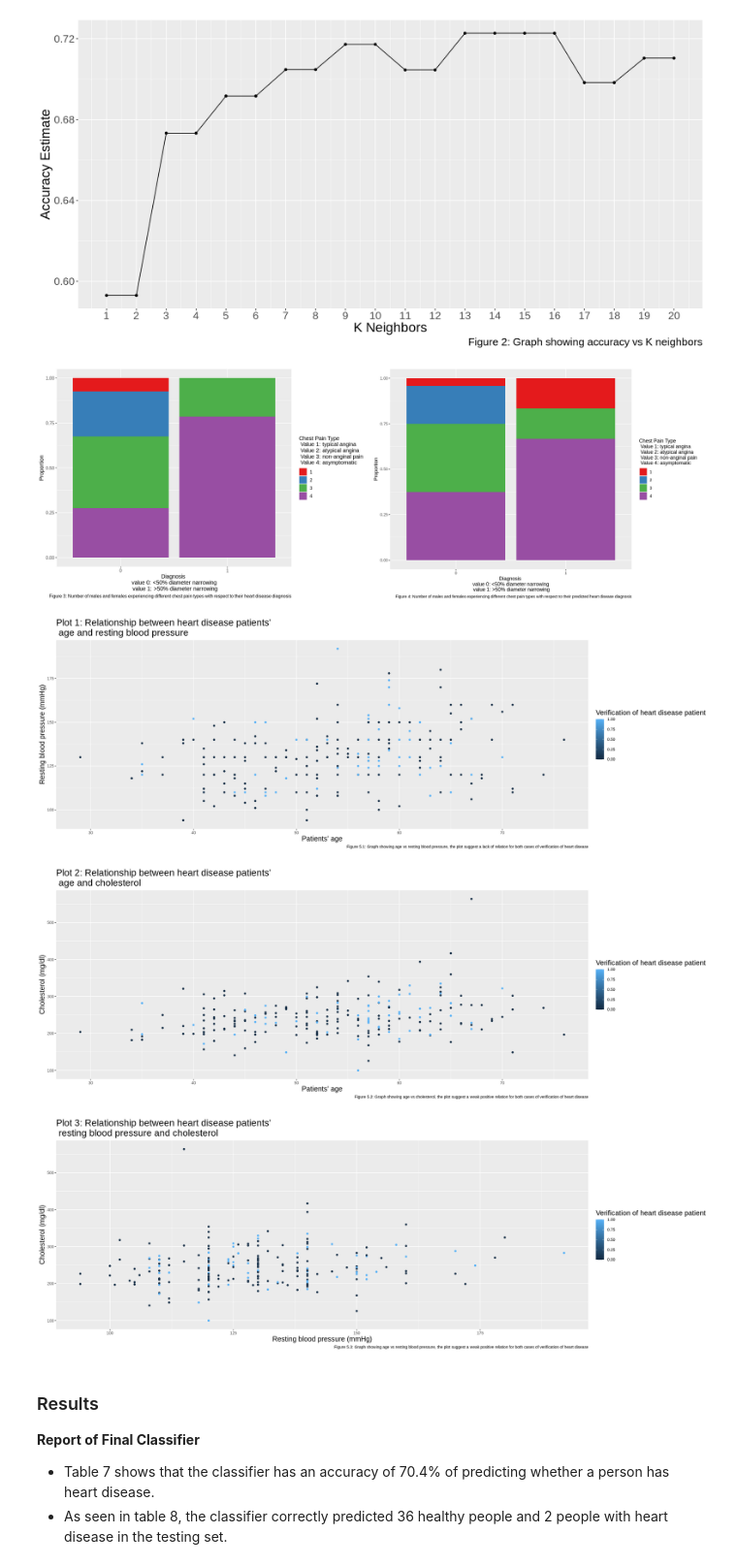
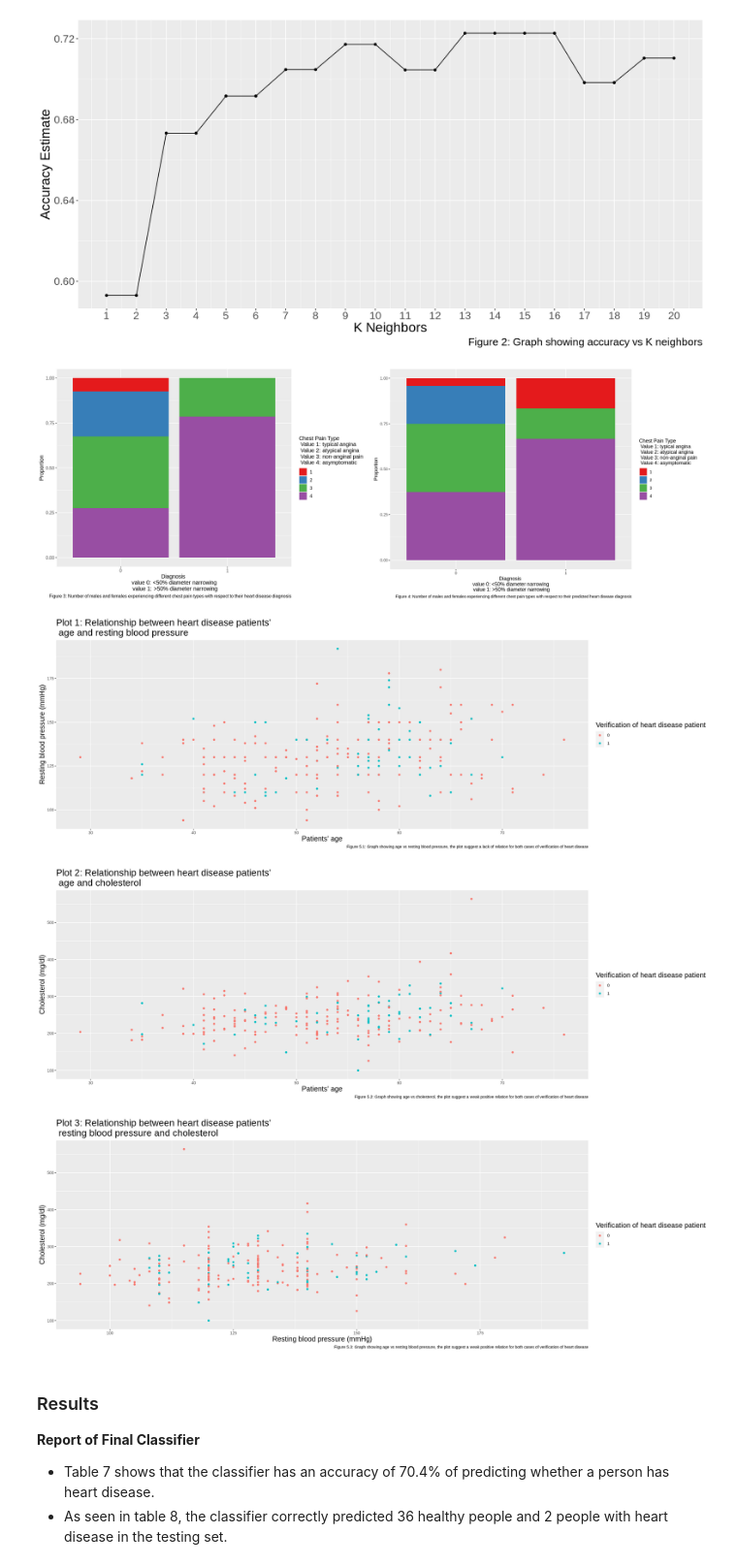
Before and after one commit to jlieu88/dsci-100-project, a Jupyter notebook: group_project_report.ipynb, the cells around one changed output. Shown at 97% size. Cells and saved outputs as stored; diff of their text form; code cells hidden in the pictures.

```diff
--- a/group_project_report.ipynb
+++ b/group_project_report.ipynb
@@ -398,8 +398,8 @@ plot_grid(cp_num_plot_true, cp_num_plot_pred, ncol = 2)
 ### Scatter plots of data relating variables that is used within the classifier
 
 # Age vs trestbps
-
-plot_1 <- database|>
+database_mutated <- mutate(database, num = as_factor(num))
+plot_1 <- database_mutated|>
             ggplot(aes(x=age,y=trestbps,color=num))+
             geom_point()+
             labs(title="Plot 1: Relationship between heart disease patients'\n age and resting blood pressure",
@@ -413,40 +413,40 @@ plot_1 <- database|>
 
 # Age vs chol
 
-plot_2 <- database|>
+plot_2 <- database_mutated|>
             ggplot(aes(x=age,y=chol,color=num))+
             geom_point()+
             labs(title="Plot 2: Relationship between heart disease patients'\n age and cholesterol",
                 x="Patients' age",
                 y="Cholesterol (mg/dl)",
                 color="Verification of heart disease patient",
                 caption = "Figure 5.2: Graph showing age vs cholesterol, the plot suggest a weak positive relation for both cases of verification of heart disease")+
             theme(plot.title=element_text(size=20),
                  axis.title=element_text(size=15),
                  legend.title=element_text(size=15))
 
 # trestbps vs chol
 
-plot_3 <- database|>
+plot_3 <- database_mutated|>
             ggplot(aes(x=trestbps,y=chol,color=num))+
             geom_point()+
             labs(title="Plot 3: Relationship between heart disease patients'\n resting blood pressure and cholesterol",
                 x="Resting blood pressure (mmHg)",
                 y="Cholesterol (mg/dl)",
                 color="Verification of heart disease patient",
                 caption = "Figure 5.3: Graph showing age vs resting blood pressure, the plot suggest a weak positive relation for both cases of verification of heart disease")+
             theme(plot.title=element_text(size=20),
                  axis.title=element_text(size=15),
                  legend.title=element_text(size=15))
 
 plot_1
 plot_2
 plot_3
 # %% [output]
 [figure]
-[figure, old version]
+[figure, new version]
-[figure, old version]
+[figure, new version]
-[figure, old version]
+[figure, new version]
 # %% [markdown]
 ### Results
 
```
Also changed, not shown: parts of 1 cell of this notebook.
